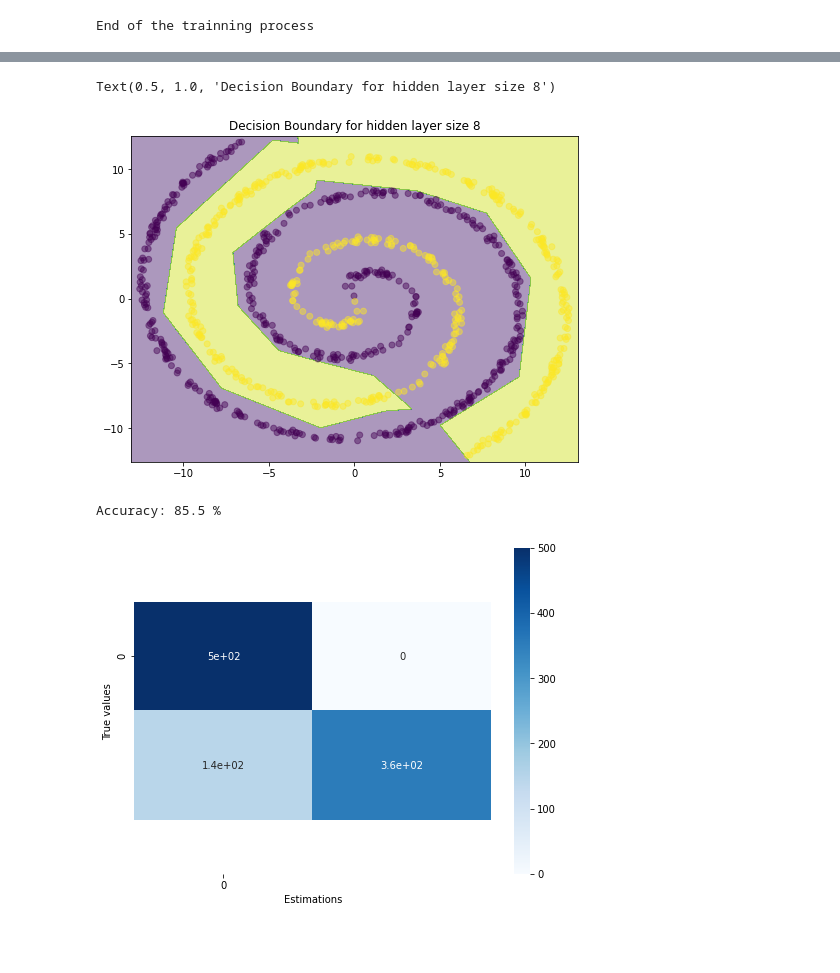
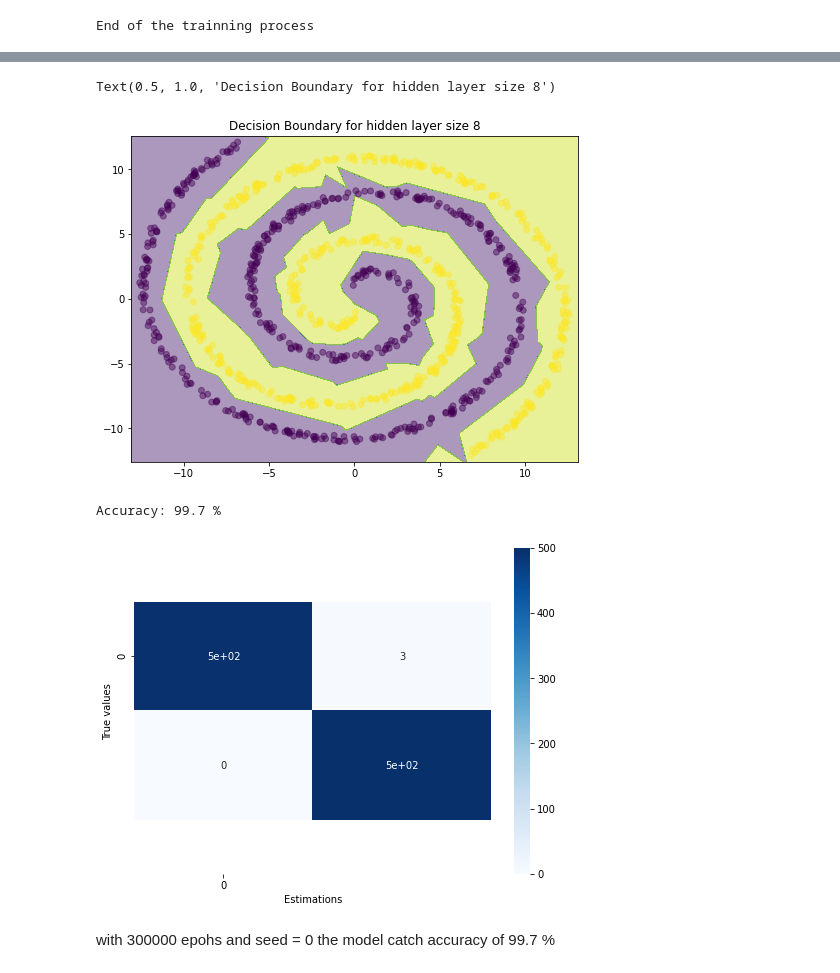
Before and after one commit to JanLeyva/DeepLearning, a Jupyter notebook: 1st_Assignment_nn_scratch/old_codes/1st_Assignment_v3.ipynb, the cells around one changed output, grey strips where cells are left out. Cells and saved outputs as stored; diff of their text form; code cells hidden in the pictures; blank space fills up the shorter version.

```diff
--- a/1st_Assignment_v3.ipynb
+++ b/1st_Assignment_nn_scratch/old_codes/1st_Assignment_v3.ipynb
@@ -136,7 +140,12 @@ def predict(model, x):
 # - num_passes: Number of passes through the training data for gradient descent
 # - print_loss: If True, print the loss every 1000 iterations
 
-def build_model(nn_hdim, num_passes=50000, print_loss=False):
+def build_model(nn_hdim, actFunction = "tanh", num_passes=5000, print_loss=False):
+
+    if actFunction == "tanh":
+        sigma = np.tanh
+    elif actFunction == "ReLU":
+        sigma = reLU
 
     # Initialize the parameters to random values.
     np.random.seed(0)
@@ -584,6 +585,15 @@ plt.show()
 
 This dataset is hard to classify due to the non linearity of the two groups. The approach by **NN** will have `ReLU` activation function and two hidden layer of 8 neurns each one. As well, we doing to change the `epsilon` = 0.03 and
 `reg_lambda` = 0.01. Also the number of iterations are reach to 100000.
+# %%
+num_examples = len(X) # training set size
+nn_input_dim = 2 # input layer dimensionality
+nn_output_dim = 2 # output layer dimensionality
+sigma = np.tanh # activation function
+
+# Gradient descent parameters
+epsilon = 0.03 # learning rate for gradient descent
+reg_lambda = 0.01 # regularization strength
 # %%
 # loss function for a 3-layer MLP
 def loss(model):
@@ -620,15 +630,15 @@ def predict(model, x):
 # - num_passes: Number of passes through the training data for gradient descent
 # - print_loss: If True, print the loss every 1000 iterations
 
-def build_model(nn_hdim, num_passes=100000, print_loss=False):
+def build_model(nn_hdim, num_passes=300000, print_loss=False):
 
     # Initialize the parameters to random values.
-    np.random.seed(1)
+    np.random.seed(0)
     W1 = np.random.randn(nn_input_dim, nn_hdim) / np.sqrt(nn_input_dim)
     b1 = np.zeros((1, nn_hdim))
-    W2 = np.random.randn(nn_hdim, nn_output_dim) / np.sqrt(nn_hdim)
-    b2 = np.zeros((1, nn_output_dim))
-    W3 = np.random.randn(nn_output_dim, nn_output_dim) / np.sqrt(nn_output_dim)
+    W2 = np.random.randn(nn_hdim, nn_hdim) / np.sqrt(nn_hdim)
+    b2 = np.zeros((1, nn_hdim))
+    W3 = np.random.randn(nn_hdim, nn_output_dim) / np.sqrt(nn_hdim)
     b3 = np.zeros((1, nn_output_dim))
 
     # This is what we return at the end
@@ -666,3 +676,6 @@ def build_model(nn_hdim, num_passes=100000, print_loss=False):
 model_Spiral = build_model(8, print_loss=False)
 # %% [output]
 End of the trainning process
+# %%
+# Build a model with a 3-dimensional hidden layer
+model_Spiralv2 = build_model(8, print_loss=True)
@@ -672,10 +703,12 @@ plot_decision_boundary(lambda x: predict(model_Spiral, x))
 plt.title("Decision Boundary for hidden layer size 8")
 # %% [output]
 Text(0.5, 1.0, 'Decision Boundary for hidden layer size 8')
-[figure, old version]
+[figure, new version]
 # %%
-pred_Spiral = predict(model_Spiral, X)
+pred_Spiral = predict(model_Spiralv2, X)
 plotConfusionMatrix(y, pred_Spiral, classes = 2)
 # %% [output]
-Accuracy: 85.5 %
+Accuracy: 99.7 %
-[figure, old version]
+[figure, new version]
+# %% [markdown]
+with 300000 epohs and seed = 0 the model catch accuracy of 99.7 %
```
Also changed, not shown: parts of 8 cells of this notebook, 5 other files.
